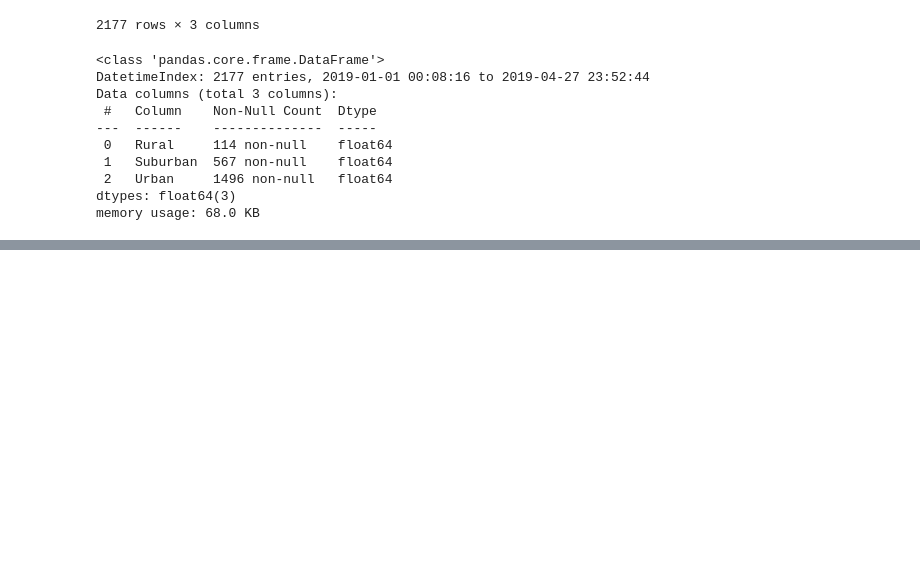
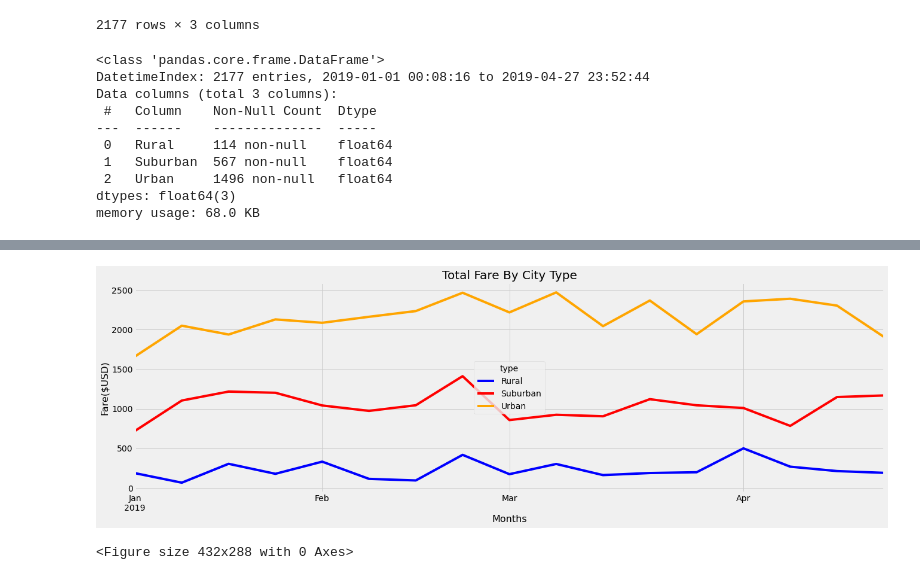
Before and after one commit to nnamdiilokah/PyBer_Analysis, a Jupyter notebook: PyBer_Challenge.ipynb, the cells around one changed output, grey strips where cells are left out. Drawn from its saved outputs; the diff is of its cells as text; code cells hidden in the pictures; blank space fills up the shorter version.

Commit message:
adding total fare line graph

```diff
--- a/PyBer_Challenge.ipynb
+++ b/PyBer_Challenge.ipynb
@@ -250,3 +250,5 @@ dtypes: float64(3)
 memory usage: 68.0 KB
 # %%
 # 8. Create a new DataFrame using the "resample()" function by week 'W' and get the sum of the fares for each week.
+pyber_date_df_week =pyber_date_df.resample("W").sum()
+pyber_date_df_week.head(10)
@@ -253,7 +268,19 @@ memory usage: 68.0 KB
 # %%
 # 8. Using the object-oriented interface method, plot the resample DataFrame using the df.plot() function.
 
 # Import the style from Matplotlib.
 from matplotlib import style
 # Use the graph style fivethirtyeight.
 style.use('fivethirtyeight')
+weekly_fare = pyber_date_df_week.plot(figsize = (20,6), color= ["blue","red","orange"])
+# Add a title
+weekly_fare.set_title("Total Fare By City Type",{"fontsize":20})
+#  Add a x- and y-axis label.
+weekly_fare.set_xlabel("Months",{"fontsize":16})
+weekly_fare.set_ylabel("Fare($USD)", {"fontsize":16})
+
+plt.show()
+plt.tight_layout()
+# %% [output]
+[figure, added]
+<Figure size 432x288 with 0 Axes>
```
Also changed, not shown: parts of 1 cell of this notebook.
